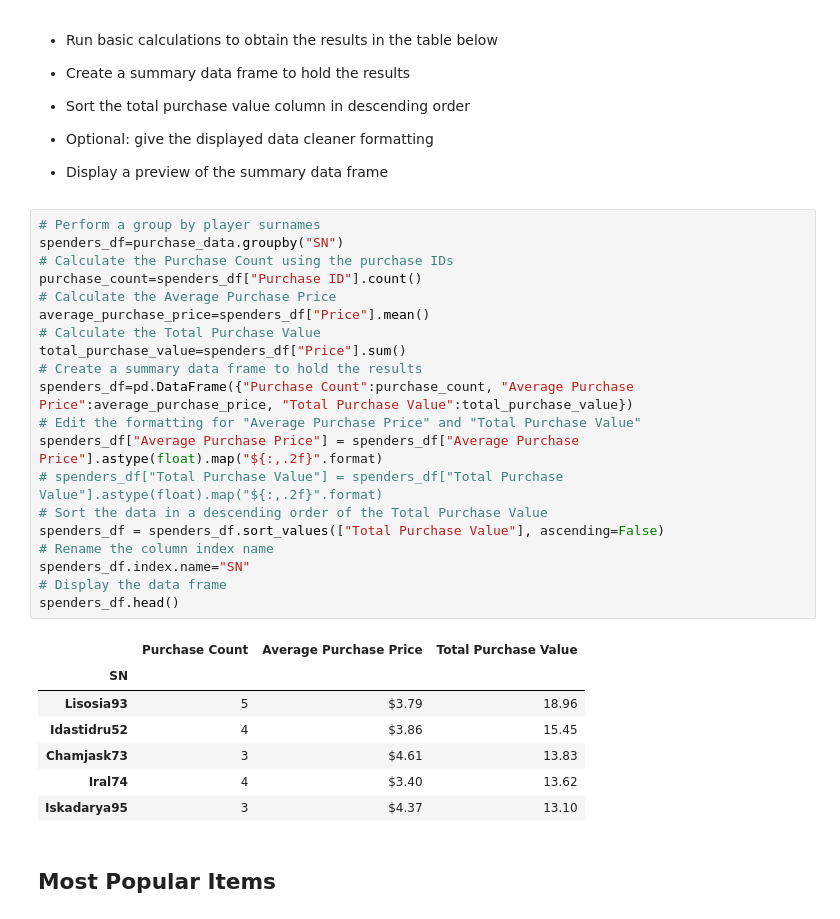
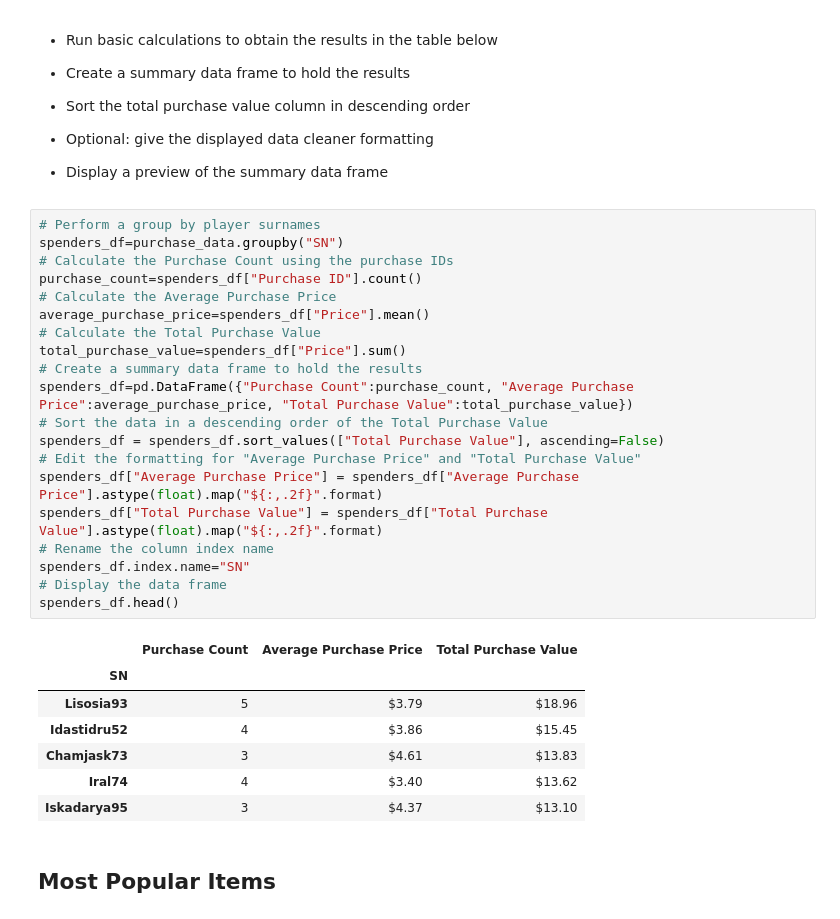
Before and after one commit to NazihZaz/Learning-Pandas-Library, a Jupyter notebook: HeroesOfPymoli/HeroesOfPymoli.ipynb, the cells around one changed output. Saved outputs shown, nothing was run; the diff lists cells and outputs as text.

```diff
--- a/HeroesOfPymoli/HeroesOfPymoli.ipynb
+++ b/HeroesOfPymoli/HeroesOfPymoli.ipynb
@@ -339,31 +252,31 @@ purchase_age_df
 # %%
 # Perform a group by player surnames
 spenders_df=purchase_data.groupby("SN")
 # Calculate the Purchase Count using the purchase IDs
 purchase_count=spenders_df["Purchase ID"].count()
 # Calculate the Average Purchase Price
 average_purchase_price=spenders_df["Price"].mean()
 # Calculate the Total Purchase Value
 total_purchase_value=spenders_df["Price"].sum()
 # Create a summary data frame to hold the results
 spenders_df=pd.DataFrame({"Purchase Count":purchase_count, "Average Purchase Price":average_purchase_price, "Total Purchase Value":total_purchase_value})
+# Sort the data in a descending order of the Total Purchase Value
+spenders_df = spenders_df.sort_values(["Total Purchase Value"], ascending=False)
 # Edit the formatting for "Average Purchase Price" and "Total Purchase Value"
 spenders_df["Average Purchase Price"] = spenders_df["Average Purchase Price"].astype(float).map("${:,.2f}".format)
-# spenders_df["Total Purchase Value"] = spenders_df["Total Purchase Value"].astype(float).map("${:,.2f}".format)
-# Sort the data in a descending order of the Total Purchase Value
-spenders_df = spenders_df.sort_values(["Total Purchase Value"], ascending=False)
+spenders_df["Total Purchase Value"] = spenders_df["Total Purchase Value"].astype(float).map("${:,.2f}".format)
 # Rename the column index name
 spenders_df.index.name="SN"
 # Display the data frame
 spenders_df.head()
 # %% [output]
 |  | Purchase Count | Average Purchase Price | Total Purchase Value |
 | SN |  |  |  |
-| Lisosia93 | 5 | $3.79 | 18.96 |
-| Idastidru52 | 4 | $3.86 | 15.45 |
-| Chamjask73 | 3 | $4.61 | 13.83 |
-| Iral74 | 4 | $3.40 | 13.62 |
-| Iskadarya95 | 3 | $4.37 | 13.10 |
+| Lisosia93 | 5 | $3.79 | $18.96 |
+| Idastidru52 | 4 | $3.86 | $15.45 |
+| Chamjask73 | 3 | $4.61 | $13.83 |
+| Iral74 | 4 | $3.40 | $13.62 |
+| Iskadarya95 | 3 | $4.37 | $13.10 |
 # %% [markdown]
 ## Most Popular Items
 # %% [markdown]
```
Also changed, not shown: parts of 4 cells of this notebook, 1 other file.
